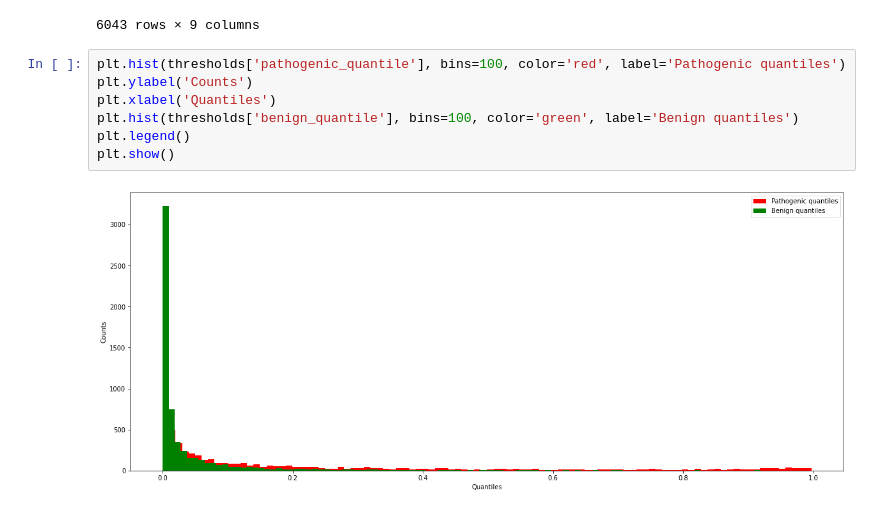
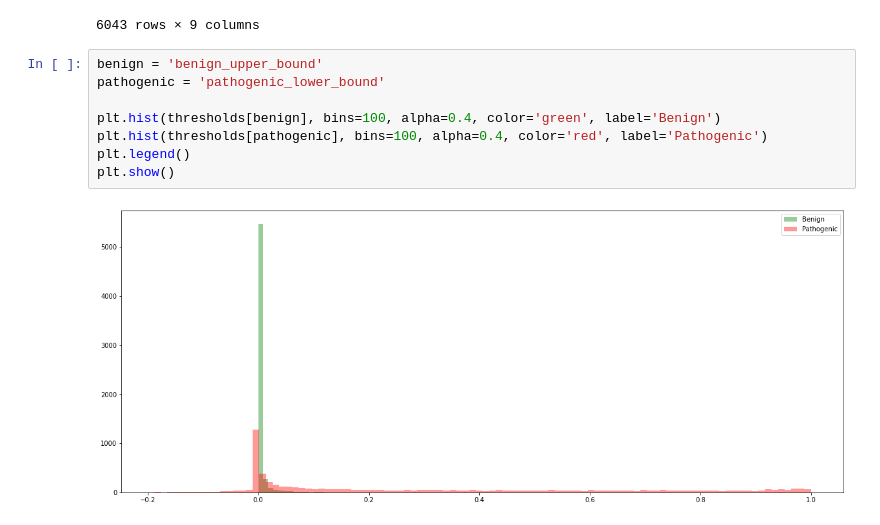
Before and after one commit to SietsmaRJ/capice_updatr, a Jupyter notebook: scripts/thresholds.ipynb, the cells around one changed output. Saved outputs shown, nothing was run; the diff lists cells and outputs as text.

Commit message:
Finalized CAPICE Thresholds

```diff
--- a/scripts/thresholds.ipynb
+++ b/scripts/thresholds.ipynb
@@ -575,11 +687,12 @@ thresholds
 | 6042 | 0.008996 | 0.008996 | 0.008996 | 0.008996 | 0.060316 | ... |
 6043 rows × 9 columns
 # %%
-plt.hist(thresholds['pathogenic_quantile'], bins=100, color='red', label='Pathogenic quantiles')
-plt.ylabel('Counts')
-plt.xlabel('Quantiles')
-plt.hist(thresholds['benign_quantile'], bins=100, color='green', label='Benign quantiles')
+benign = 'benign_upper_bound'
+pathogenic = 'pathogenic_lower_bound'
+
+plt.hist(thresholds[benign], bins=100, alpha=0.4, color='green', label='Benign')
+plt.hist(thresholds[pathogenic], bins=100, alpha=0.4, color='red', label='Pathogenic')
 plt.legend()
 plt.show()
 # %% [output]
-[figure, old version]
+[figure, new version]
```
Also changed, not shown: parts of 19 cells of this notebook, 1 other file.
